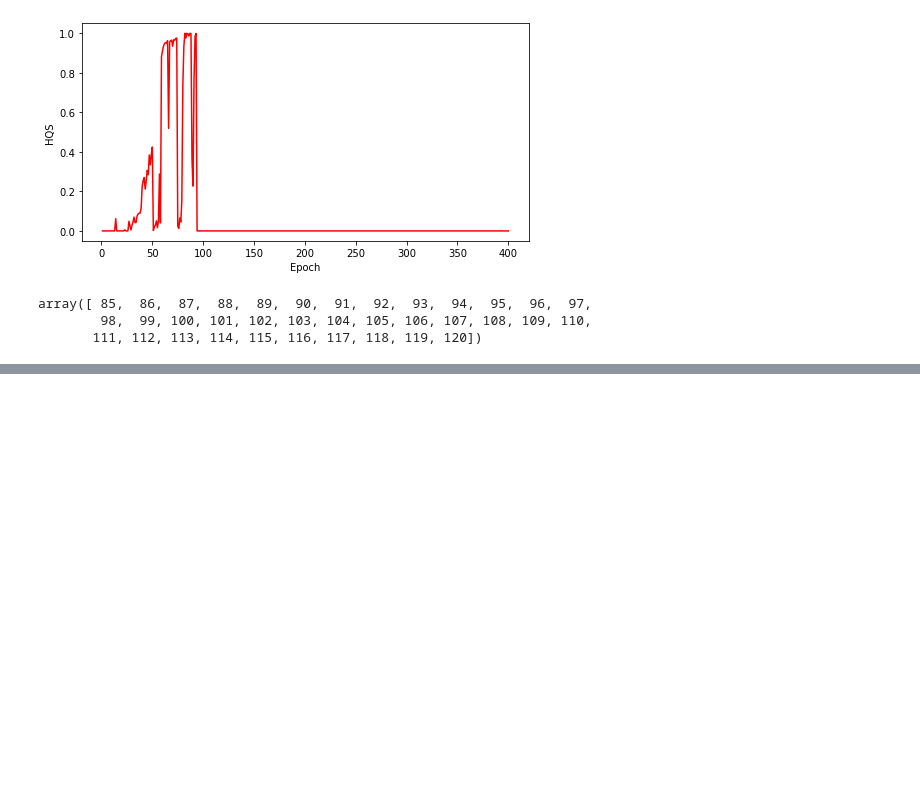
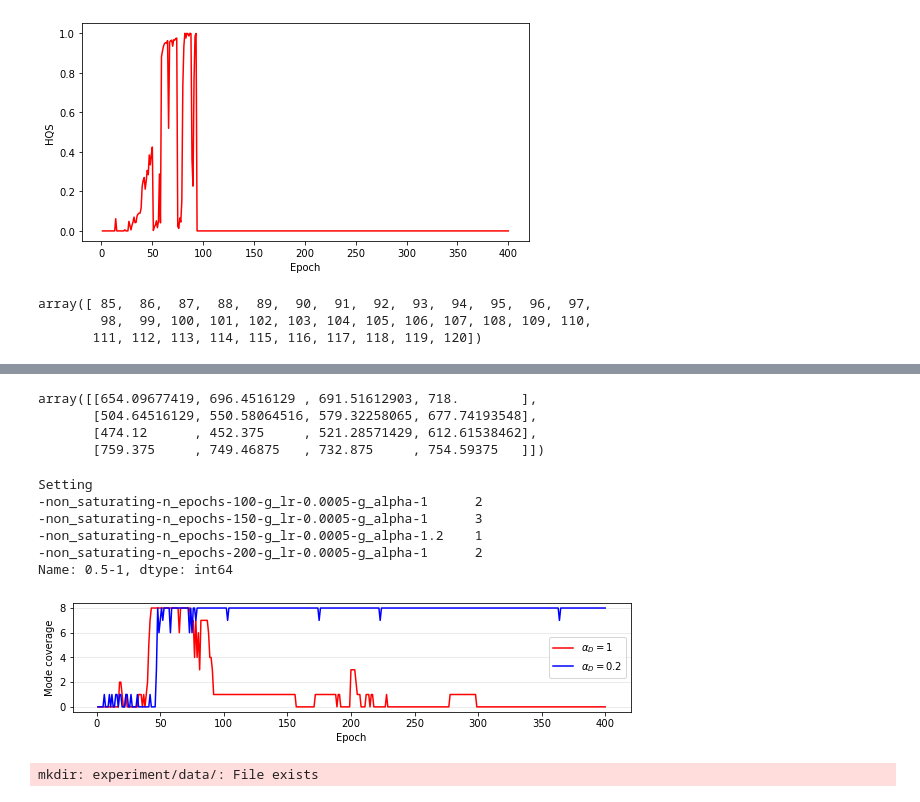
Before and after one commit to SankarLab/AlphaGan-Papers-Results, a Jupyter notebook: metric_processing.ipynb, the cells around one changed output, grey strips where cells are left out. Saved outputs shown, nothing was run; the diff lists cells and outputs as text; code cells hidden in the pictures; blank space fills up the shorter version.

```diff
--- a/metric_processing.ipynb
+++ b/metric_processing.ipynb
@@ -132,0 +200,18 @@ array([ 85,  86,  87,  88,  89,  90,  91,  92,  93,  94,  95,  96,  97,
+# %%
+df = pd.read_csv('metrics/mnist_metrics_epochs.csv')
+data = np.array(df.groupby('Setting')['0.0-1'].mean()).reshape(-1,4)
+data
+# %% [output]
+array([[654.09677419, 696.4516129 , 691.51612903, 718.        ],
+       [504.64516129, 550.58064516, 579.32258065, 677.74193548],
+       [474.12      , 452.375     , 521.28571429, 612.61538462],
+       [759.375     , 749.46875   , 732.875     , 754.59375   ]])
+# %%
+df[df['0.5-1'] == 0].groupby('Setting')['0.5-1'].count()
+# %% [output]
+Setting
+-non_saturating-n_epochs-100-g_lr-0.0005-g_alpha-1      2
+-non_saturating-n_epochs-150-g_lr-0.0005-g_alpha-1      3
+-non_saturating-n_epochs-150-g_lr-0.0005-g_alpha-1.2    1
+-non_saturating-n_epochs-200-g_lr-0.0005-g_alpha-1      2
+Name: 0.5-1, dtype: int64
@@ -132,0 +224,31 @@ array([ 85,  86,  87,  88,  89,  90,  91,  92,  93,  94,  95,  96,  97,
+# %%
+epochs = list(range(1,401))
+
+seed8_vanilla = [0, 0, 0, 0, 0, 0, 0, 0, 0, 0, 0, 0, 0, 0, 0, 0, 0, 2, 2, 1, 0, 0, 1, 0, 0, 0, 0, 0, 0, 0, 0, 0, 1, 1, 1, 0, 1, 0, 1, 2, 5, 7, 8, 8, 8, 8, 8, 8, 8, 8, 8, 8, 8, 8, 8, 8, 8, 8, 8, 8, 8, 8, 8, 8, 6, 8, 8, 8, 8, 8, 8, 8, 8, 7, 7, 7, 4, 7, 4, 6, 3, 7, 7, 7, 7, 7, 7, 6, 4, 4, 3, 1, 1, 1, 1, 1, 1, 1, 1, 1, 1, 1, 1, 1, 1, 1, 1, 1, 1, 1, 1, 1, 1, 1, 1, 1, 1, 1, 1, 1, 1, 1, 1, 1, 1, 1, 1, 1, 1, 1, 1, 1, 1, 1, 1, 1, 1, 1, 1, 1, 1, 1, 1, 1, 1, 1, 1, 1, 1, 1, 1, 1, 1, 1, 1, 1, 0, 0, 0, 0, 0, 0, 0, 0, 0, 0, 0, 0, 0, 0, 0, 1, 1, 1, 1, 1, 1, 1, 1, 1, 1, 1, 1, 1, 1, 1, 1, 1, 0, 1, 1, 0, 0, 0, 0, 0, 0, 0, 0, 3, 3, 3, 3, 2, 1, 1, 1, 0, 0, 0, 0, 1, 1, 1, 0, 1, 1, 0, 0, 0, 0, 0, 0, 0, 0, 0, 0, 1, 0, 0, 0, 0, 0, 0, 0, 0, 0, 0, 0, 0, 0, 0, 0, 0, 0, 0, 0, 0, 0, 0, 0, 0, 0, 0, 0, 0, 0, 0, 0, 0, 0, 0, 0, 0, 0, 0, 0, 0, 0, 0, 0, 0, 0, 0, 0, 0, 0, 1, 1, 1, 1, 1, 1, 1, 1, 1, 1, 1, 1, 1, 1, 1, 1, 1, 1, 1, 1, 1, 0, 0, 0, 0, 0, 0, 0, 0, 0, 0, 0, 0, 0, 0, 0, 0, 0, 0, 0, 0, 0, 0, 0, 0, 0, 0, 0, 0, 0, 0, 0, 0, 0, 0, 0, 0, 0, 0, 0, 0, 0, 0, 0, 0, 0, 0, 0, 0, 0, 0, 0, 0, 0, 0, 0, 0, 0, 0, 0, 0, 0, 0, 0, 0, 0, 0, 0, 0, 0, 0, 0, 0, 0, 0, 0, 0, 0, 0, 0, 0, 0, 0, 0, 0, 0, 0, 0, 0, 0, 0, 0, 0, 0, 0, 0, 0, 0, 0, 0, 0, 0, 0]
+seed8_alpha = [0, 0, 0, 0, 0, 1, 0, 0, 0, 1, 0, 1, 0, 0, 1, 1, 0, 1, 1, 0, 0, 0, 1, 1, 0, 0, 1, 0, 0, 0, 0, 1, 0, 0, 0, 0, 0, 0, 0, 0, 0, 1, 0, 0, 0, 0, 3, 8, 6, 7, 8, 7, 8, 8, 8, 8, 8, 6, 8, 8, 8, 8, 8, 8, 8, 8, 8, 8, 8, 8, 8, 8, 6, 8, 6, 8, 8, 7, 8, 8, 8, 8, 8, 8, 8, 8, 8, 8, 8, 8, 8, 8, 8, 8, 8, 8, 8, 8, 8, 8, 8, 8, 7, 8, 8, 8, 8, 8, 8, 8, 8, 8, 8, 8, 8, 8, 8, 8, 8, 8, 8, 8, 8, 8, 8, 8, 8, 8, 8, 8, 8, 8, 8, 8, 8, 8, 8, 8, 8, 8, 8, 8, 8, 8, 8, 8, 8, 8, 8, 8, 8, 8, 8, 8, 8, 8, 8, 8, 8, 8, 8, 8, 8, 8, 8, 8, 8, 8, 8, 8, 8, 8, 8, 8, 7, 8, 8, 8, 8, 8, 8, 8, 8, 8, 8, 8, 8, 8, 8, 8, 8, 8, 8, 8, 8, 8, 8, 8, 8, 8, 8, 8, 8, 8, 8, 8, 8, 8, 8, 8, 8, 8, 8, 8, 8, 8, 8, 8, 8, 8, 8, 8, 7, 8, 8, 8, 8, 8, 8, 8, 8, 8, 8, 8, 8, 8, 8, 8, 8, 8, 8, 8, 8, 8, 8, 8, 8, 8, 8, 8, 8, 8, 8, 8, 8, 8, 8, 8, 8, 8, 8, 8, 8, 8, 8, 8, 8, 8, 8, 8, 8, 8, 8, 8, 8, 8, 8, 8, 8, 8, 8, 8, 8, 8, 8, 8, 8, 8, 8, 8, 8, 8, 8, 8, 8, 8, 8, 8, 8, 8, 8, 8, 8, 8, 8, 8, 8, 8, 8, 8, 8, 8, 8, 8, 8, 8, 8, 8, 8, 8, 8, 8, 8, 8, 8, 8, 8, 8, 8, 8, 8, 8, 8, 8, 8, 8, 8, 8, 8, 8, 8, 8, 8, 8, 8, 8, 8, 8, 8, 8, 8, 8, 8, 8, 8, 8, 8, 8, 8, 8, 8, 8, 8, 7, 8, 8, 8, 8, 8, 8, 8, 8, 8, 8, 8, 8, 8, 8, 8, 8, 8, 8, 8, 8, 8, 8, 8, 8, 8, 8, 8, 8, 8, 8, 8, 8, 8, 8, 8, 8]
+
+plt.figure(figsize=(10,2))
+
+plt.plot(epochs, seed8_vanilla, color='red', label=r'$\alpha_{D} = 1$')
+plt.plot(epochs, seed8_alpha, color='blue', label=r'$\alpha_{D} = 0.2$')
+
+plt.grid(axis='y', color=(0.9,0.9,0.9))
+plt.ylabel('Mode coverage')
+plt.xlabel('Epoch')
+plt.legend(loc='center right')
+plt.show()
+# %% [output]
+[figure, added]
+# %%
+import os
+
+with open('names.txt', 'r') as f:
+    names = f.read().split('\n')
+
+for name in names:
+    os.system('mkdir experiment/data/' + name)
+    os.system('touch experiment/data/' + name + 'metrics.csv')
+    os.system('mkdir experiment/data/' + name + 'bursts')
+    os.system('touch experiment/data/' + name + 'bursts/epoch-400.png')
+# %% [output]
+mkdir: experiment/data/: File exists
```
Also changed, not shown: parts of 18 cells of this notebook, 19 other files.
